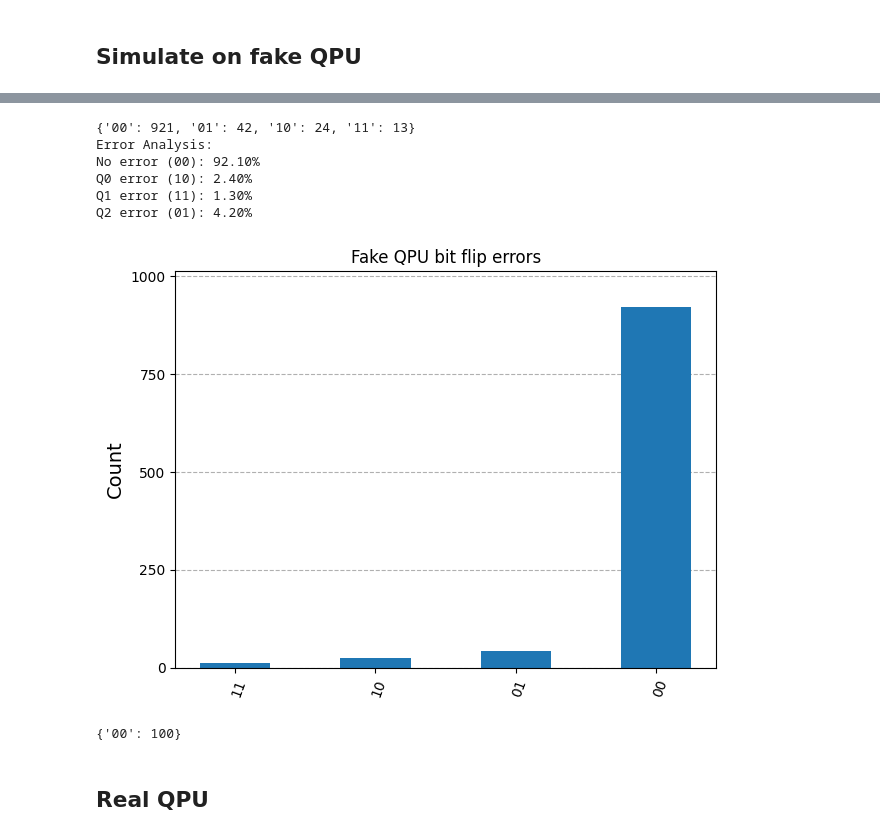
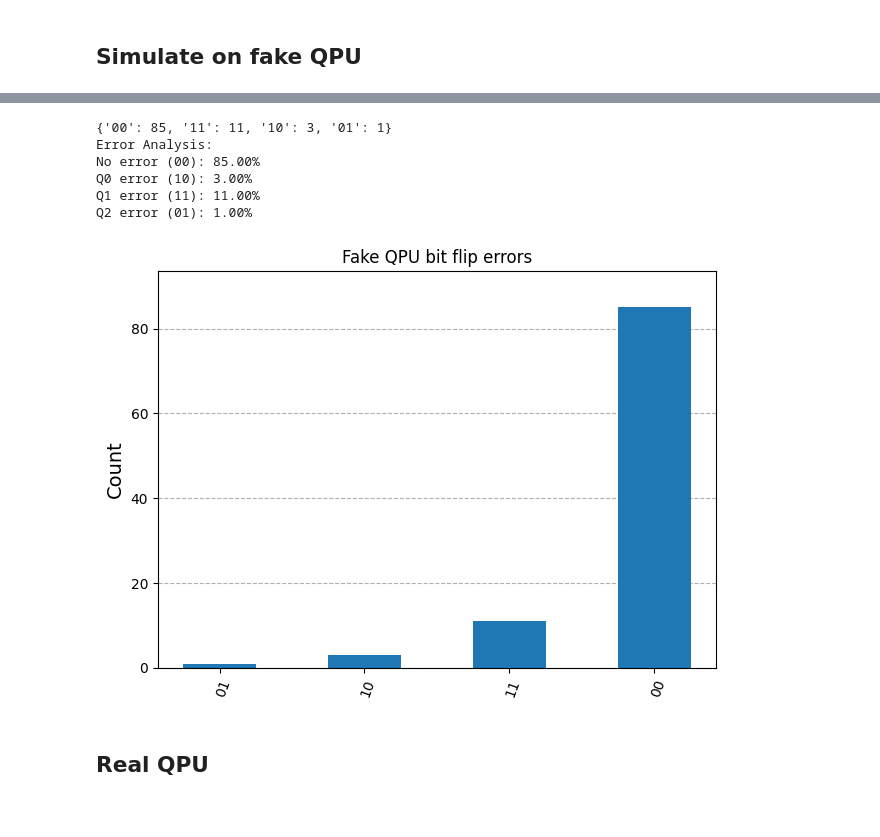
Before and after one commit to UMassIonTrappers/Introduction-to-Quantum-Computing, a Jupyter notebook: labs/Lab_09_QEC_Quantum_Error_Correction.ipynb, the cells around one changed output, grey strips where cells are left out. Cells and saved outputs as stored; diff of their text form; code cells hidden in the pictures.

```diff
--- a/labs/Lab_09_QEC_Quantum_Error_Correction.ipynb
+++ b/labs/Lab_09_QEC_Quantum_Error_Correction.ipynb
@@ -369,6 +369,10 @@ def add_syndrome_measurement(qc, with_barrier=True):
 
     # Measure auxillary qubits
     qc.measure([3,4], [0,1])
+
+    if with_barrier:
+        qc.barrier()
+
     return qc
 
 qc = create_3qubit_code()
@@ -378,6 +382,7 @@ fig = qc.draw(output='mpl', scale = 0.7)
 
 ax = fig.axes[0]
 ax.text(0.15, 1.0, 'Encode', transform=ax.transAxes, fontsize=12, color='blue')
-ax.text(0.5, 1.0, 'Syndrome', transform=ax.transAxes, fontsize=12, color='blue')
+ax.text(0.45, 1.0, 'Syndrome', transform=ax.transAxes, fontsize=12, color='blue')
+ax.text(0.75, 1.0, 'Syn. Measure', transform=ax.transAxes, fontsize=12, color='blue')
 display(fig)
 # %% [output]
@@ -504,0 +511,18 @@ display(fig)
+# %%
+p_error=0.1
+ntrials = 10
+trials = arange(ntrials)
+counts = {}
+shots = 10
+
+for trial in trials:
+    # Create a circuit with potential error based on p_error probability
+    circuit_with_error = create_circuit_with_error(p_error)
+
+    # Simulate with noise
+    sim_results = backend_sim(circuit_with_error, backend=FakeSherbrooke_backend , shots=shots)
+
+    # Combine these results with previous counts
+    counts = combine_counts(counts, sim_results)
+
+plot_histogram(counts, title=('Bit Flip Syndrome Measurements (Error = ' + str(round(p_error*100,2)) + '%)') , sort='asc')
@@ -505,34 +531,27 @@ display(fig)
 # %%
-shots = 1000
-counts = backend_sim(qc, backend=FakeSherbrooke_backend , shots=shots)
-
 # Reverse string of counts and decode
 reversed_counts = {k[::-1]: v for k, v in counts.items()}
 print(reversed_counts)
 
-no_error = reversed_counts['00']/shots * 100
-q0_error = reversed_counts['10']/shots * 100
-q1_error = reversed_counts['11']/shots * 100
-q2_error = reversed_counts['01']/shots * 100
+no_error = reversed_counts['00']/(shots*ntrials) * 100
+q0_error = reversed_counts['10']/(shots*ntrials) * 100
+q1_error = reversed_counts['11']/(shots*ntrials) * 100
+q2_error = reversed_counts['01']/(shots*ntrials) * 100
 
 print(f"Error Analysis:")
 print(f"No error (00): {no_error:.2f}%")
 print(f"Q0 error (10): {q0_error:.2f}%")
 print(f"Q1 error (11): {q1_error:.2f}%")
 print(f"Q2 error (01): {q2_error:.2f}%")
 
 plot_histogram(reversed_counts,title='Fake QPU bit flip errors' , sort = 'value', bar_labels=False)
 # %% [output]
-{'00': 921, '01': 42, '10': 24, '11': 13}
+{'00': 85, '11': 11, '10': 3, '01': 1}
 Error Analysis:
-No error (00): 92.10%
-Q0 error (10): 2.40%
-Q1 error (11): 1.30%
-Q2 error (01): 4.20%
+No error (00): 85.00%
+Q0 error (10): 3.00%
+Q1 error (11): 11.00%
+Q2 error (01): 1.00%
-[figure, old version]
+[figure, new version]
-# %%
-print(ideal_sim(qc))
-# %% [output]
-{'00': 100}
 # %% [markdown]
 ## Real QPU
```
Also changed, not shown: parts of 16 cells of this notebook.
